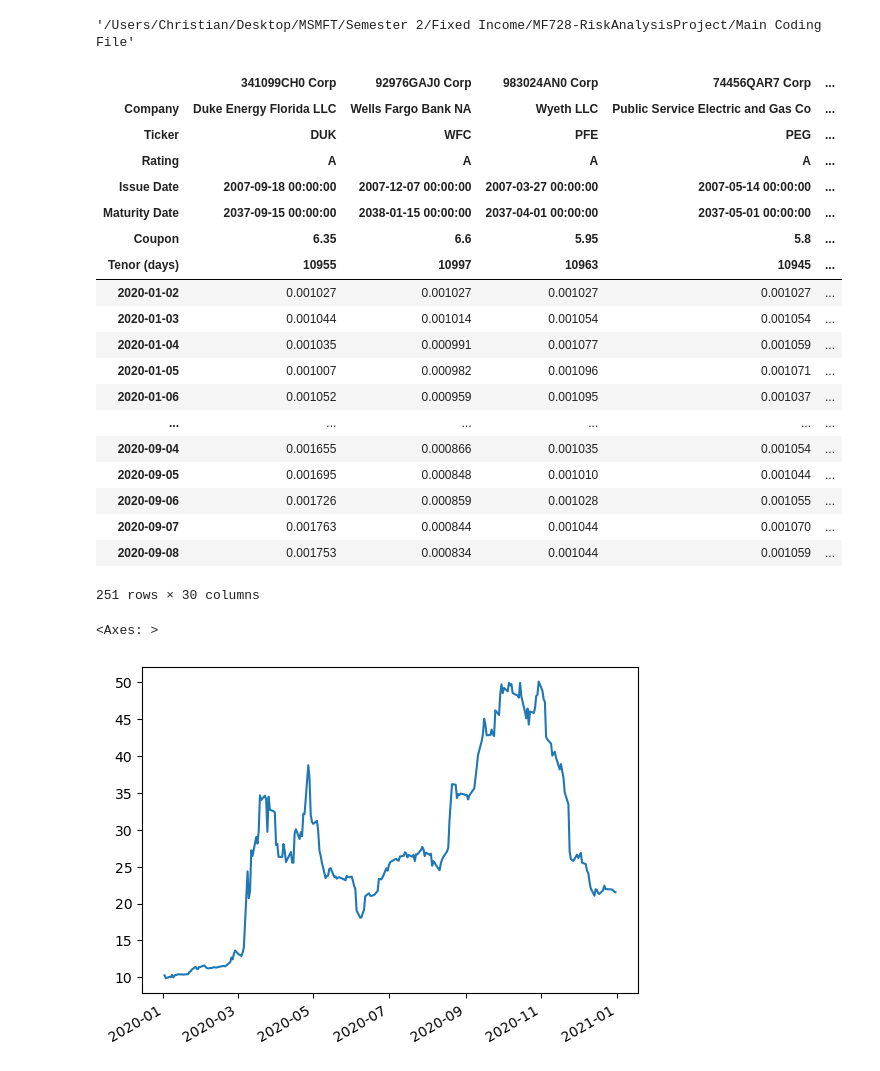
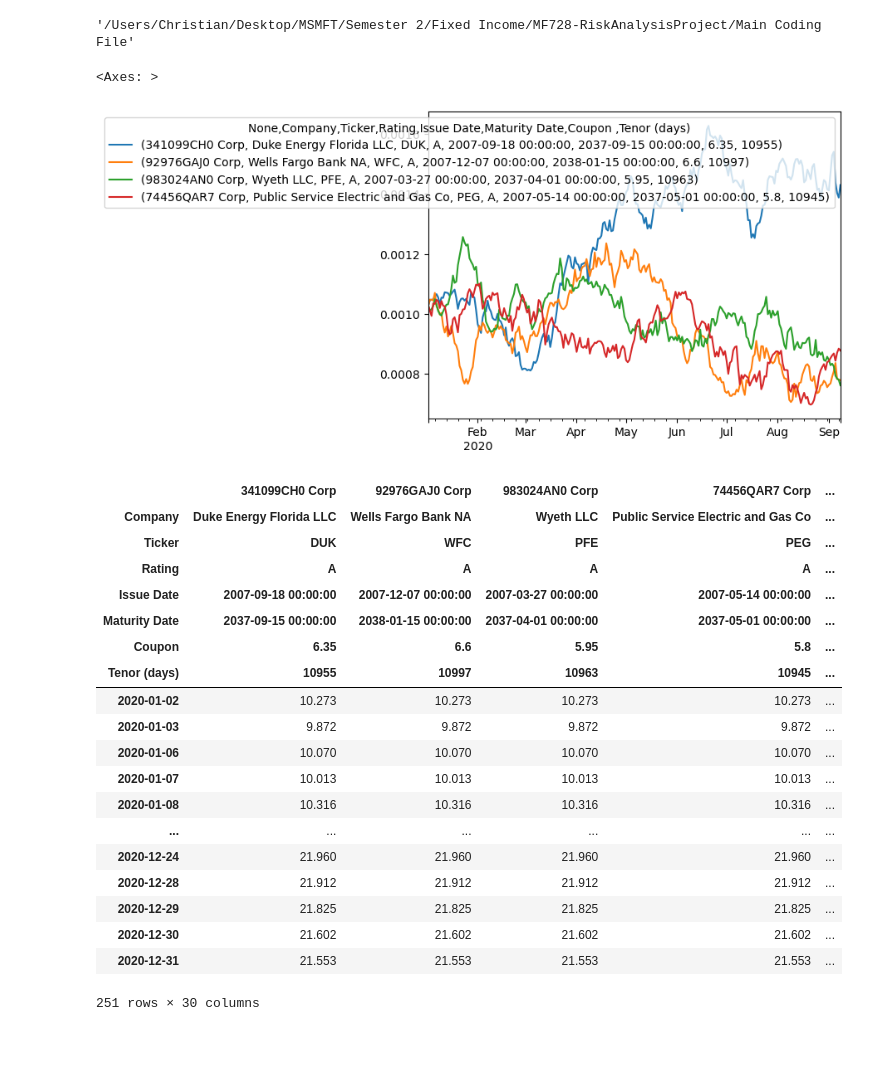
Before and after one commit to Christian2473/MF728-RiskAnalysisProject, a Jupyter notebook: Main Coding File/CIR Calibration.ipynb, the cells around one changed output. Cells and saved outputs as stored; diff of their text form; code cells hidden in the pictures; blank space fills up the shorter version.

Commit message:
fixing some things in organize data

```diff
--- a/Main Coding File/CIR Calibration.ipynb
+++ b/Main Coding File/CIR Calibration.ipynb
@@ -146,56 +146,56 @@ class CIR(CIR_base):
         """
         Simulate the CIR process using calibrated parameters.
 
         Parameters
         ----------
         N : int
             Number of simulations to run.
         starting_rate : float
             Starting interest rate for the simulation. If None, uses the first rate in the series.
 
         Returns
         -------
         np.ndarray
             Simulated interest rates. Each row corresponds to a simulation, and each column corresponds to a time step.
         """
         # Calibrate the CIR process
 
         simulated_rates = self.dataframe.apply(lambda x : pd.Series(x.simulate()[0])).T
 
         simulated_rates.index = [self.rates.index[0] + timedelta(days = i) for i in range(len(simulated_rates))]
 
         return simulated_rates
 
 
 model = CIR(data)
 model.calibrate()
 
 simulations = model.simulate()
 
-simulations
+simulations.iloc[:,:4].plot()
 # %% [output]
-|  | 341099CH0 Corp | 92976GAJ0 Corp | 983024AN0 Corp | 74456QAR7 Corp | ... |
-| Company | Duke Energy Florida LLC | Wells Fargo Bank NA | Wyeth LLC | Public Service Electric and Gas Co | ... |
-| Ticker | DUK | WFC | PFE | PEG | ... |
-| Rating | A | A | A | A | ... |
-| Issue Date | 2007-09-18 00:00:00 | 2007-12-07 00:00:00 | 2007-03-27 00:00:00 | 2007-05-14 00:00:00 | ... |
-| Maturity Date | 2037-09-15 00:00:00 | 2038-01-15 00:00:00 | 2037-04-01 00:00:00 | 2037-05-01 00:00:00 | ... |
-| Coupon | 6.35 | 6.6 | 5.95 | 5.8 | ... |
-| Tenor (days) | 10955 | 10997 | 10963 | 10945 | ... |
-| 2020-01-02 | 0.001027 | 0.001027 | 0.001027 | 0.001027 | ... |
-| 2020-01-03 | 0.001044 | 0.001014 | 0.001054 | 0.001054 | ... |
-| 2020-01-04 | 0.001035 | 0.000991 | 0.001077 | 0.001059 | ... |
-| 2020-01-05 | 0.001007 | 0.000982 | 0.001096 | 0.001071 | ... |
-| 2020-01-06 | 0.001052 | 0.000959 | 0.001095 | 0.001037 | ... |
-| ... | ... | ... | ... | ... | ... |
-| 2020-09-04 | 0.001655 | 0.000866 | 0.001035 | 0.001054 | ... |
-| 2020-09-05 | 0.001695 | 0.000848 | 0.001010 | 0.001044 | ... |
-| 2020-09-06 | 0.001726 | 0.000859 | 0.001028 | 0.001055 | ... |
-| 2020-09-07 | 0.001763 | 0.000844 | 0.001044 | 0.001070 | ... |
-| 2020-09-08 | 0.001753 | 0.000834 | 0.001044 | 0.001059 | ... |
-251 rows × 30 columns
+<Axes: >
+[figure, added]
 # %%
-data.loc["2020-01-01":"2020-12-31"].iloc[:,2].plot()
+data.loc["2020-01-01":"2020-12-31"]
 # %% [output]
+|  | 341099CH0 Corp | 92976GAJ0 Corp | 983024AN0 Corp | 74456QAR7 Corp | ... |
+| Company | Duke Energy Florida LLC | Wells Fargo Bank NA | Wyeth LLC | Public Service Electric and Gas Co | ... |
+| Ticker | DUK | WFC | PFE | PEG | ... |
+| Rating | A | A | A | A | ... |
+| Issue Date | 2007-09-18 00:00:00 | 2007-12-07 00:00:00 | 2007-03-27 00:00:00 | 2007-05-14 00:00:00 | ... |
+| Maturity Date | 2037-09-15 00:00:00 | 2038-01-15 00:00:00 | 2037-04-01 00:00:00 | 2037-05-01 00:00:00 | ... |
+| Coupon | 6.35 | 6.6 | 5.95 | 5.8 | ... |
+| Tenor (days) | 10955 | 10997 | 10963 | 10945 | ... |
+| 2020-01-02 | 10.273 | 10.273 | 10.273 | 10.273 | ... |
+| 2020-01-03 | 9.872 | 9.872 | 9.872 | 9.872 | ... |
+| 2020-01-06 | 10.070 | 10.070 | 10.070 | 10.070 | ... |
+| 2020-01-07 | 10.013 | 10.013 | 10.013 | 10.013 | ... |
+| 2020-01-08 | 10.316 | 10.316 | 10.316 | 10.316 | ... |
+| ... | ... | ... | ... | ... | ... |
+| 2020-12-24 | 21.960 | 21.960 | 21.960 | 21.960 | ... |
+| 2020-12-28 | 21.912 | 21.912 | 21.912 | 21.912 | ... |
+| 2020-12-29 | 21.825 | 21.825 | 21.825 | 21.825 | ... |
+| 2020-12-30 | 21.602 | 21.602 | 21.602 | 21.602 | ... |
+| 2020-12-31 | 21.553 | 21.553 | 21.553 | 21.553 | ... |
-<Axes: >
+251 rows × 30 columns
-[figure, removed]
```
Also changed, not shown: 21 other files.
